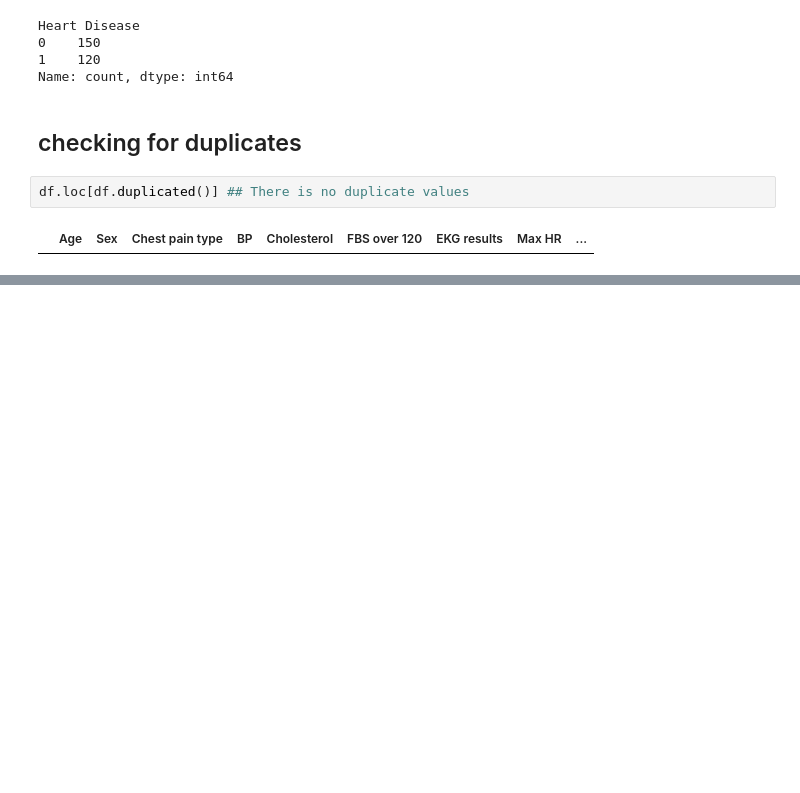
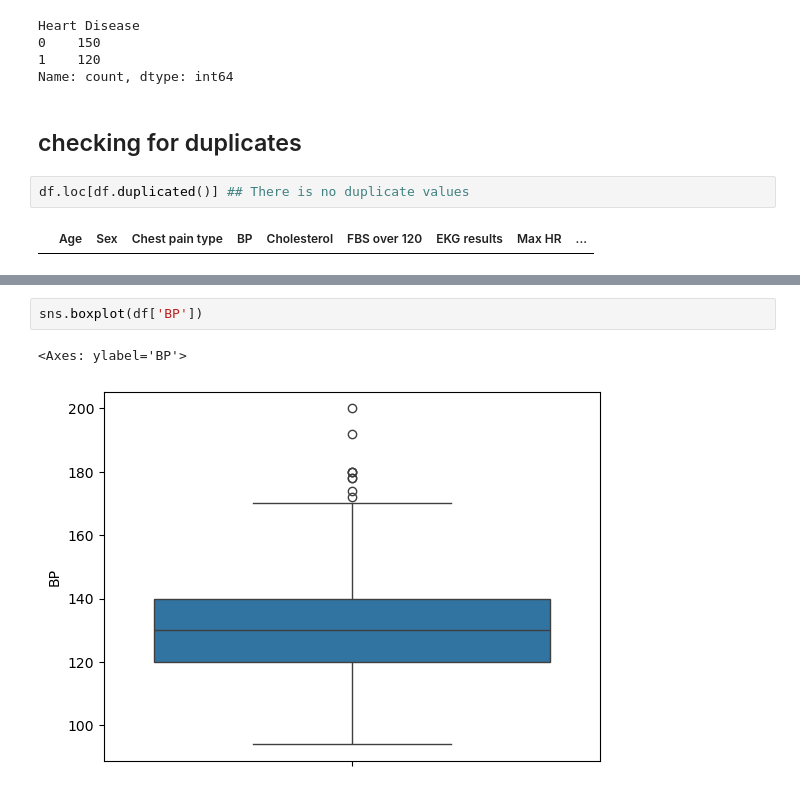
Before and after one commit to Smuthusivam/Data-Science-Internship, a Jupyter notebook: Numerical Analysis.ipynb, the cells around one changed output, grey strips where cells are left out. Drawn from its saved outputs; the diff is of its cells as text; blank space fills up the shorter version.

```diff
--- a/Numerical Analysis.ipynb
+++ b/Numerical Analysis.ipynb
@@ -193,3 +192,8 @@ sns.boxplot(df['Age'])
 # %% [output]
 <Axes: ylabel='Age'>
 [figure]
+# %%
+sns.boxplot(df['BP'])
+# %% [output]
+<Axes: ylabel='BP'>
+[figure, added]
```
Also changed, not shown: parts of 24 cells of this notebook.
